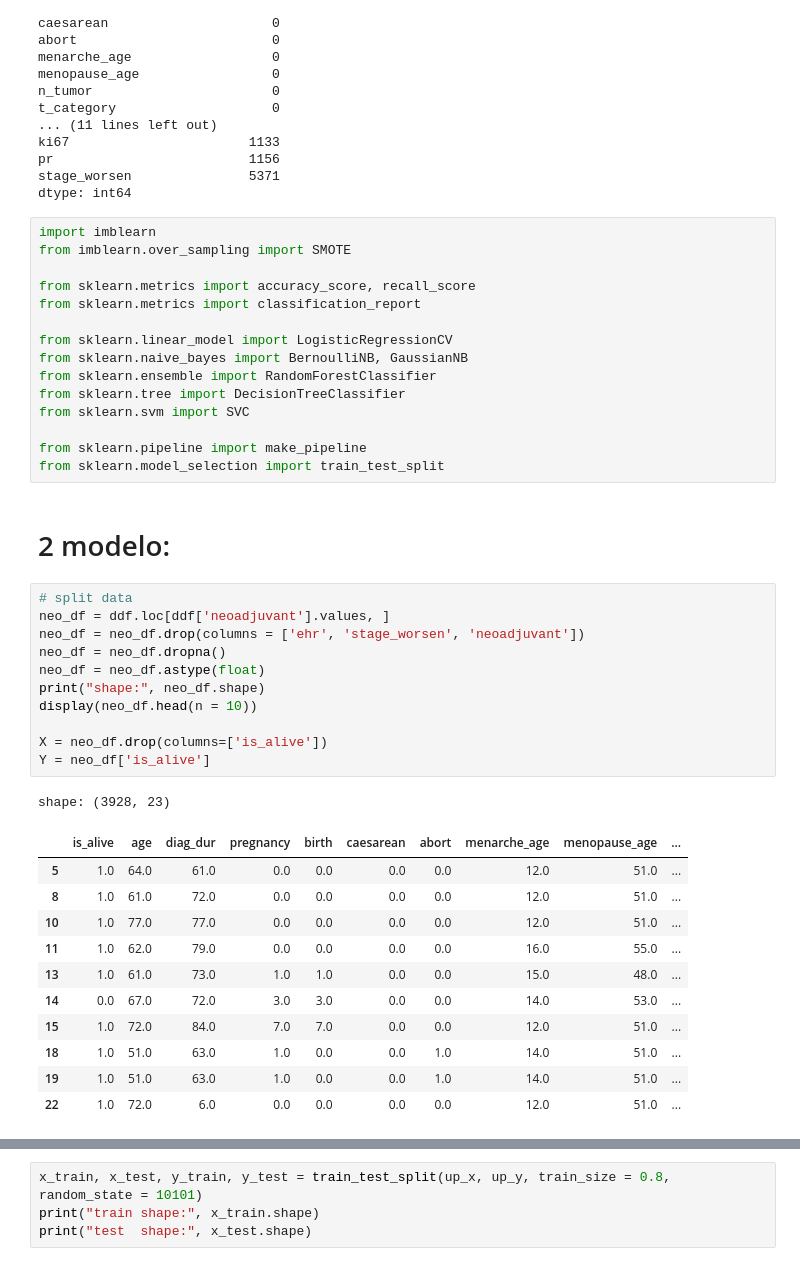
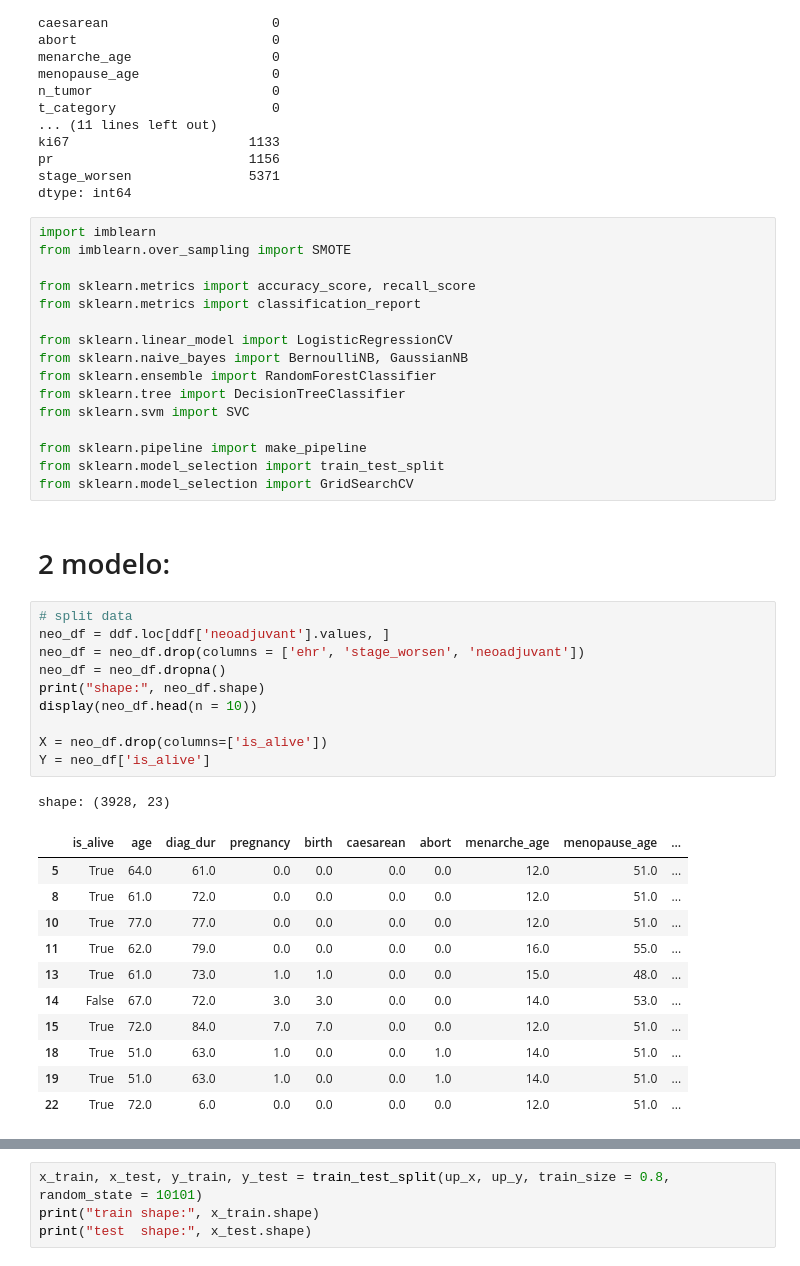
Before and after one commit to RubenCid35/CancerRiskProfiling, a Jupyter notebook: notebooks/04-models.ipynb, the cells around one changed output, grey strips where cells are left out. Drawn from its saved outputs; the diff is of its cells as text.

Commit message:
model with treatment ongoing

```diff
--- a/notebooks/04-models.ipynb
+++ b/notebooks/04-models.ipynb
@@ -197,32 +197,32 @@ from sklearn.svm import SVC
 
 from sklearn.pipeline import make_pipeline
 from sklearn.model_selection import train_test_split
+from sklearn.model_selection import GridSearchCV
 # %% [markdown]
 # 2 modelo:
 # %%
 # split data
 neo_df = ddf.loc[ddf['neoadjuvant'].values, ]
 neo_df = neo_df.drop(columns = ['ehr', 'stage_worsen', 'neoadjuvant'])
 neo_df = neo_df.dropna()
-neo_df = neo_df.astype(float)
 print("shape:", neo_df.shape)
 display(neo_df.head(n = 10))
 
 X = neo_df.drop(columns=['is_alive'])
 Y = neo_df['is_alive']
 # %% [output]
 shape: (3928, 23)
 |  | is_alive | age | diag_dur | pregnancy | birth | caesarean | abort | menarche_age | menopause_age | ... |
-| 5 | 1.0 | 64.0 | 61.0 | 0.0 | 0.0 | 0.0 | 0.0 | 12.0 | 51.0 | ... |
-| 8 | 1.0 | 61.0 | 72.0 | 0.0 | 0.0 | 0.0 | 0.0 | 12.0 | 51.0 | ... |
-| 10 | 1.0 | 77.0 | 77.0 | 0.0 | 0.0 | 0.0 | 0.0 | 12.0 | 51.0 | ... |
-| 11 | 1.0 | 62.0 | 79.0 | 0.0 | 0.0 | 0.0 | 0.0 | 16.0 | 55.0 | ... |
-| 13 | 1.0 | 61.0 | 73.0 | 1.0 | 1.0 | 0.0 | 0.0 | 15.0 | 48.0 | ... |
-| 14 | 0.0 | 67.0 | 72.0 | 3.0 | 3.0 | 0.0 | 0.0 | 14.0 | 53.0 | ... |
-| 15 | 1.0 | 72.0 | 84.0 | 7.0 | 7.0 | 0.0 | 0.0 | 12.0 | 51.0 | ... |
-| 18 | 1.0 | 51.0 | 63.0 | 1.0 | 0.0 | 0.0 | 1.0 | 14.0 | 51.0 | ... |
-| 19 | 1.0 | 51.0 | 63.0 | 1.0 | 0.0 | 0.0 | 1.0 | 14.0 | 51.0 | ... |
-| 22 | 1.0 | 72.0 | 6.0 | 0.0 | 0.0 | 0.0 | 0.0 | 12.0 | 51.0 | ... |
+| 5 | True | 64.0 | 61.0 | 0.0 | 0.0 | 0.0 | 0.0 | 12.0 | 51.0 | ... |
+| 8 | True | 61.0 | 72.0 | 0.0 | 0.0 | 0.0 | 0.0 | 12.0 | 51.0 | ... |
+| 10 | True | 77.0 | 77.0 | 0.0 | 0.0 | 0.0 | 0.0 | 12.0 | 51.0 | ... |
+| 11 | True | 62.0 | 79.0 | 0.0 | 0.0 | 0.0 | 0.0 | 16.0 | 55.0 | ... |
+| 13 | True | 61.0 | 73.0 | 1.0 | 1.0 | 0.0 | 0.0 | 15.0 | 48.0 | ... |
+| 14 | False | 67.0 | 72.0 | 3.0 | 3.0 | 0.0 | 0.0 | 14.0 | 53.0 | ... |
+| 15 | True | 72.0 | 84.0 | 7.0 | 7.0 | 0.0 | 0.0 | 12.0 | 51.0 | ... |
+| 18 | True | 51.0 | 63.0 | 1.0 | 0.0 | 0.0 | 1.0 | 14.0 | 51.0 | ... |
+| 19 | True | 51.0 | 63.0 | 1.0 | 0.0 | 0.0 | 1.0 | 14.0 | 51.0 | ... |
+| 22 | True | 72.0 | 6.0 | 0.0 | 0.0 | 0.0 | 0.0 | 12.0 | 51.0 | ... |
 # %%
 # upsample
 smote = SMOTE(sampling_strategy = 0.5, random_state = 10101)
```
Also changed, not shown: parts of 7 cells of this notebook, 1 other file.
